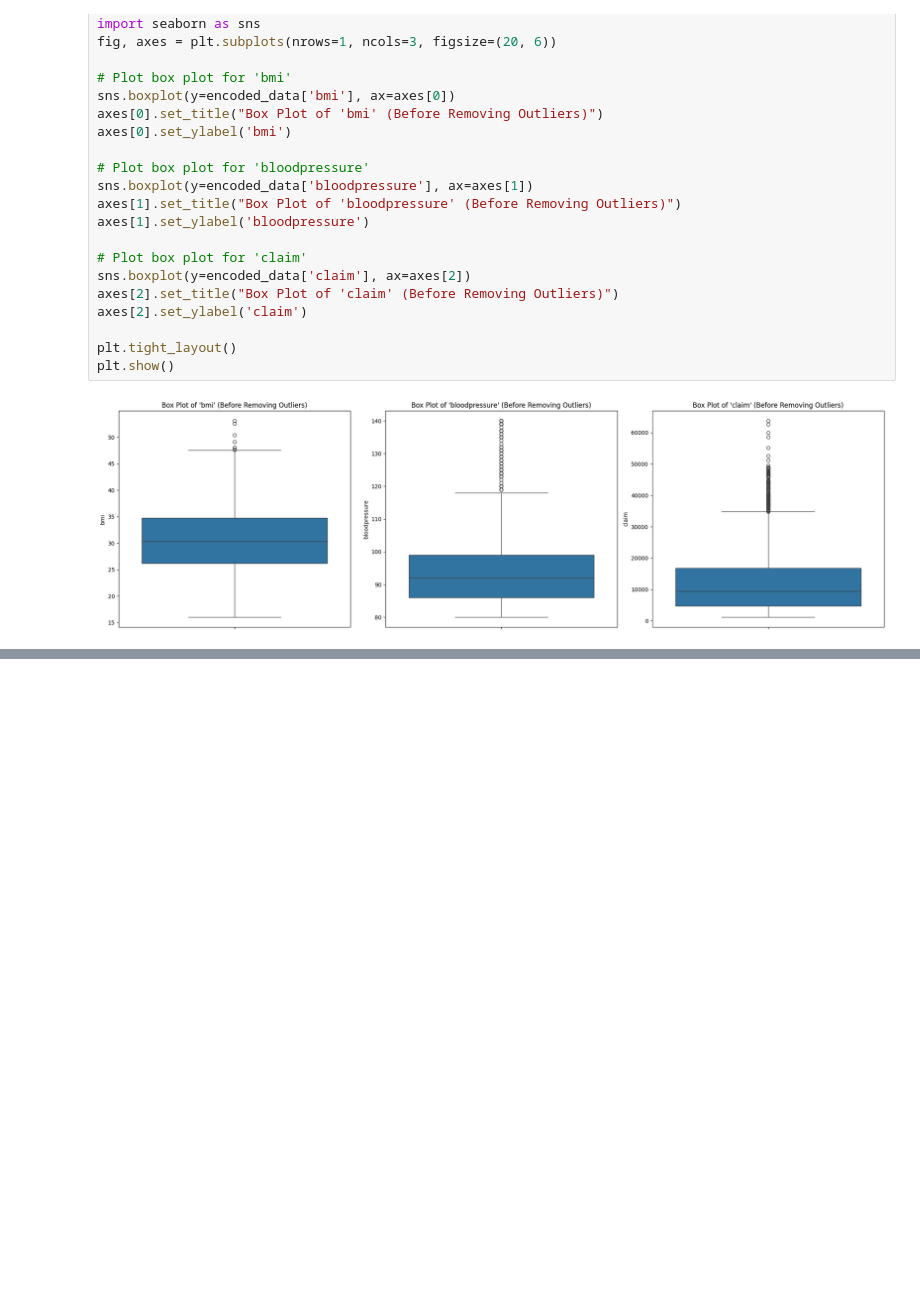
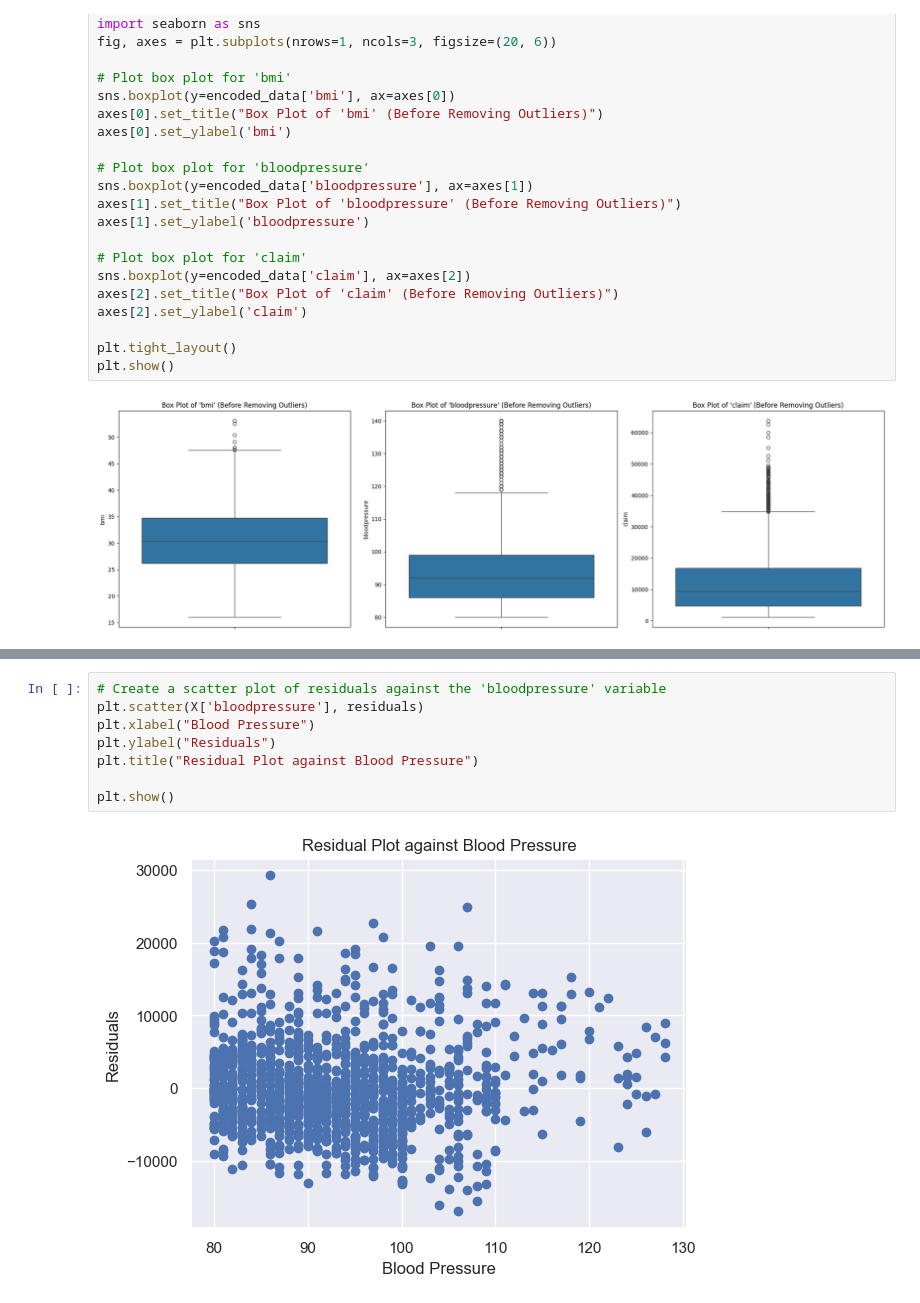
Before and after one commit to SULICLAIRE1/PODA, a Jupyter notebook: PODA-L.ipynb, the cells around one changed output, grey strips where cells are left out. Cells and saved outputs as stored; diff of their text form; blank space fills up the shorter version.

```diff
--- a/PODA-L.ipynb
+++ b/PODA-L.ipynb
@@ -135,0 +201,10 @@ filtered_all_shape
+# %%
+# Create a scatter plot of residuals against the 'bloodpressure' variable
+plt.scatter(X['bloodpressure'], residuals)
+plt.xlabel("Blood Pressure")
+plt.ylabel("Residuals")
+plt.title("Residual Plot against Blood Pressure")
+
+plt.show()
+# %% [output]
+[figure, added]
```
Also changed, not shown: parts of 3 cells of this notebook, 1 other file.
